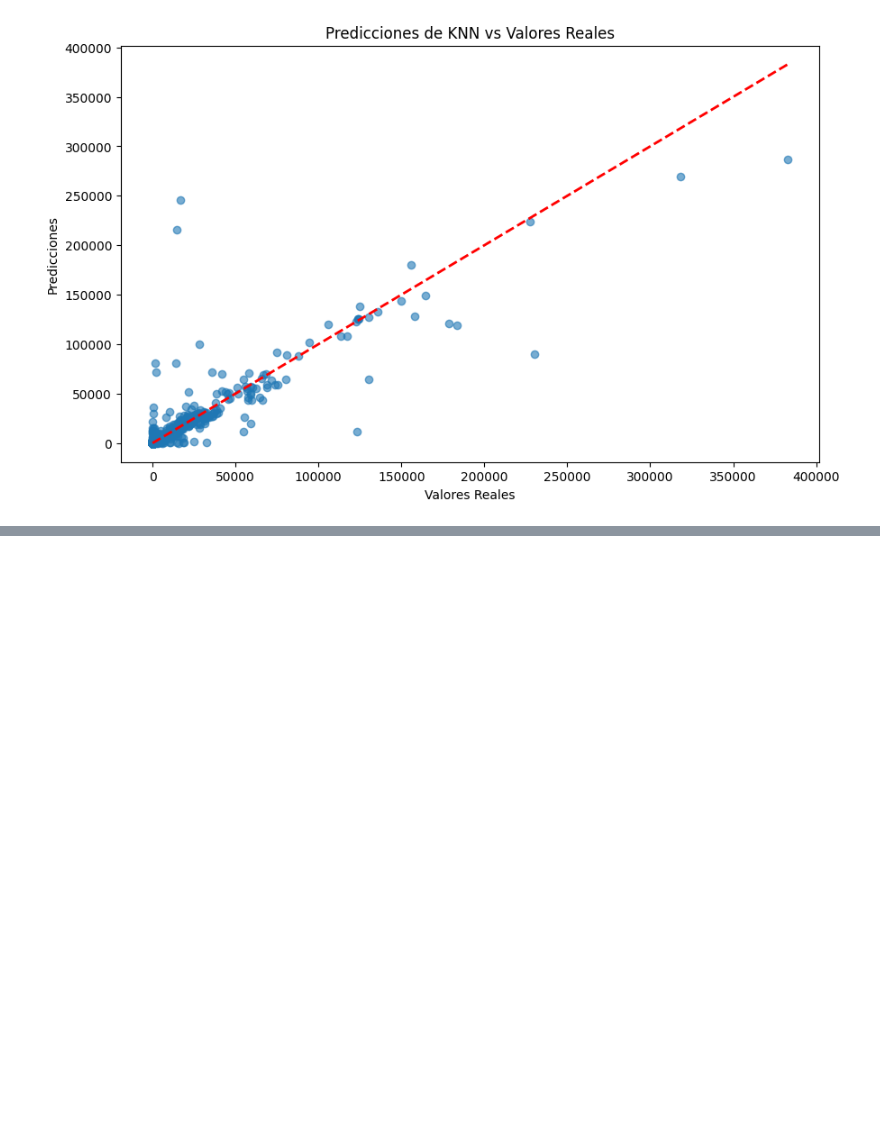
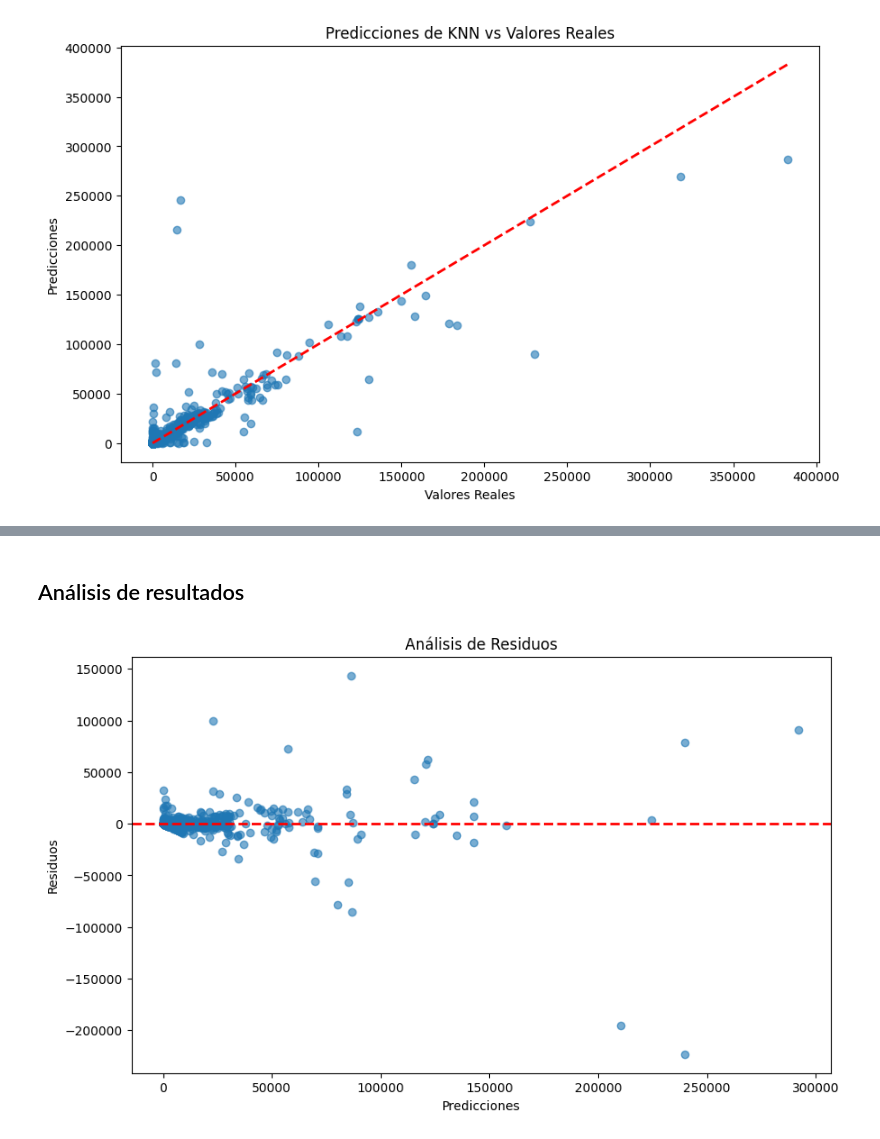
Before and after one commit to lMiaul/SI_TF, a Jupyter notebook: Knmeans_Julian.ipynb, the cells around one changed output, grey strips where cells are left out. Cells and saved outputs as stored; diff of their text form; code cells hidden in the pictures; blank space fills up the shorter version.

```diff
--- a/Knmeans_Julian.ipynb
+++ b/Knmeans_Julian.ipynb
@@ -144,0 +190,14 @@ plt.show()
+# %% [markdown]
+## Análisis de resultados
+# %%
+# Análisis de residuos
+residuals = y_test - y_pred_best
+plt.figure(figsize=(10, 6))
+plt.scatter(y_pred_best, residuals, alpha=0.6)
+plt.axhline(0, color='r', linestyle='--', lw=2)
+plt.xlabel('Predicciones')
+plt.ylabel('Residuos')
+plt.title('Análisis de Residuos')
+plt.show()
+# %% [output]
+[figure, added]
```
Also changed, not shown: parts of 8 cells of this notebook.
